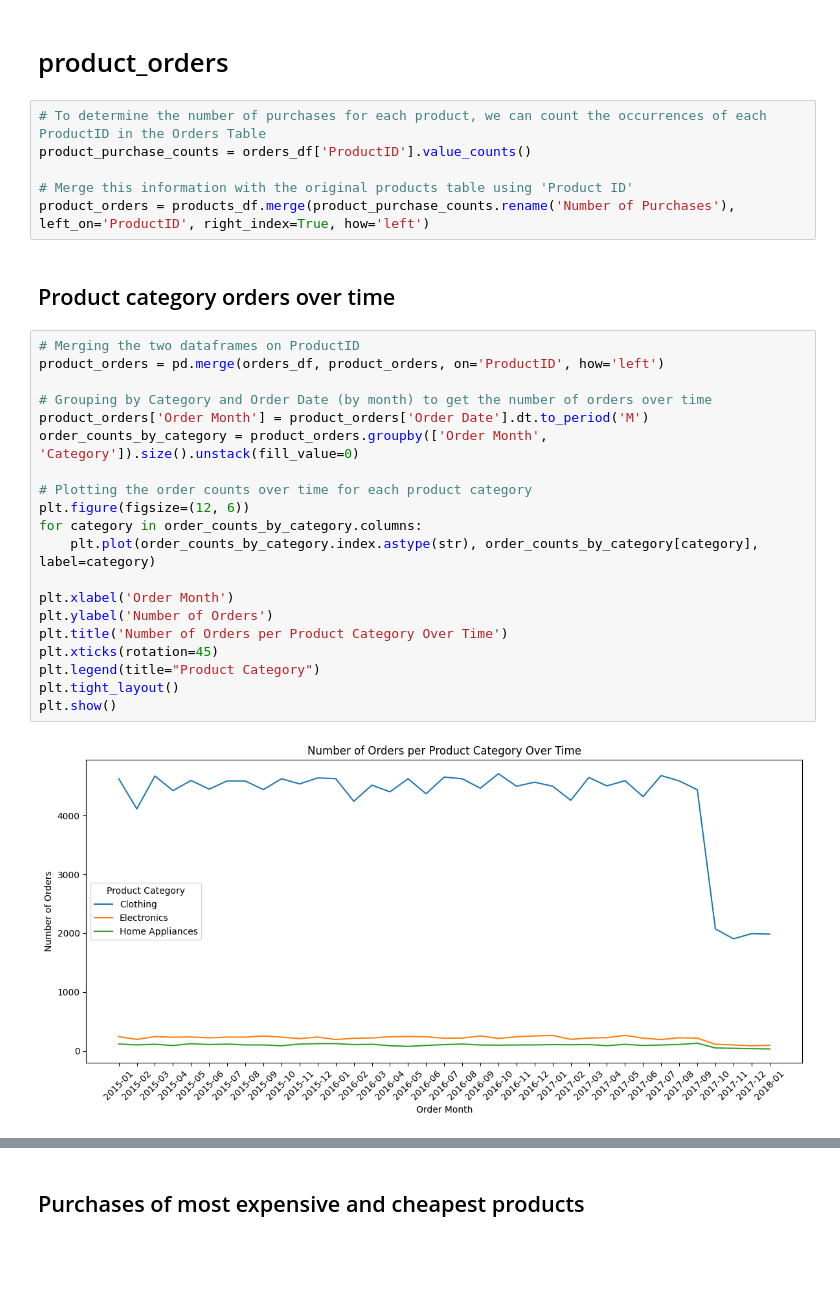
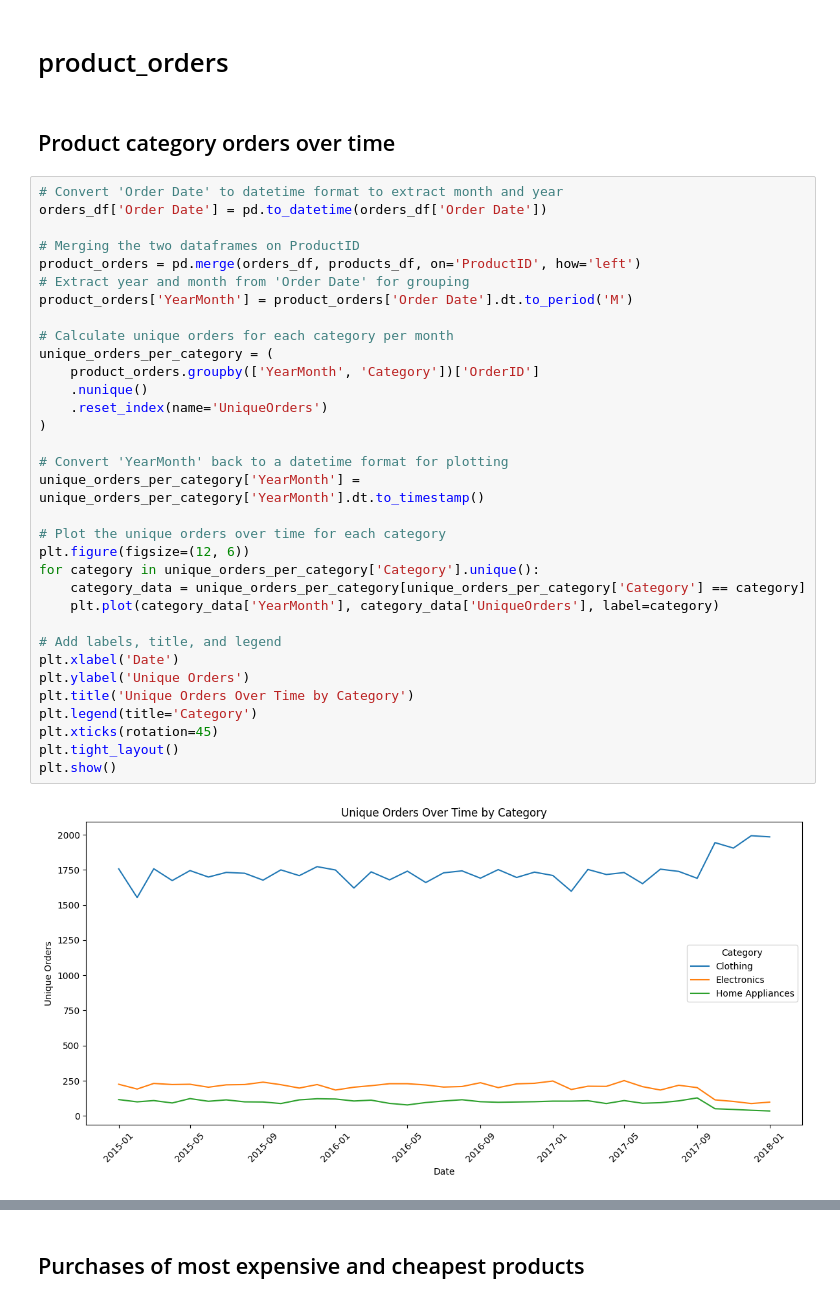
Before and after one commit to nltyh/DSA3101-Project, a Jupyter notebook: Customer Behaviour/QA1 EDA.ipynb, the cells around one changed output, grey strips where cells are left out. Saved outputs shown, nothing was run; the diff lists cells and outputs as text; blank space fills up the shorter version.

```diff
--- a/Customer Behaviour/QA1 EDA.ipynb
+++ b/Customer Behaviour/QA1 EDA.ipynb
@@ -490,34 +572,41 @@ The year-on-year growth in the number of orders is as follows:
 2017: 21866 orders (4.8% increase from 2016)
 # %% [markdown]
 # product_orders
-# %%
-# To determine the number of purchases for each product, we can count the occurrences of each ProductID in the Orders Table
-product_purchase_counts = orders_df['ProductID'].value_counts()
-
-# Merge this information with the original products table using 'Product ID'
-product_orders = products_df.merge(product_purchase_counts.rename('Number of Purchases'), left_on='ProductID', right_index=True, how='left')
 # %% [markdown]
 ## Product category orders over time
 # %%
+# Convert 'Order Date' to datetime format to extract month and year
+orders_df['Order Date'] = pd.to_datetime(orders_df['Order Date'])
+
 # Merging the two dataframes on ProductID
-product_orders = pd.merge(orders_df, product_orders, on='ProductID', how='left')
+product_orders = pd.merge(orders_df, products_df, on='ProductID', how='left')
+# Extract year and month from 'Order Date' for grouping
+product_orders['YearMonth'] = product_orders['Order Date'].dt.to_period('M')
 
-# Grouping by Category and Order Date (by month) to get the number of orders over time
-product_orders['Order Month'] = product_orders['Order Date'].dt.to_period('M')
-order_counts_by_category = product_orders.groupby(['Order Month', 'Category']).size().unstack(fill_value=0)
+# Calculate unique orders for each category per month
+unique_orders_per_category = (
+    product_orders.groupby(['YearMonth', 'Category'])['OrderID']
+    .nunique()
+    .reset_index(name='UniqueOrders')
+)
 
-# Plotting the order counts over time for each product category
+# Convert 'YearMonth' back to a datetime format for plotting
+unique_orders_per_category['YearMonth'] = unique_orders_per_category['YearMonth'].dt.to_timestamp()
+
+# Plot the unique orders over time for each category
 plt.figure(figsize=(12, 6))
-for category in order_counts_by_category.columns:
-    plt.plot(order_counts_by_category.index.astype(str), order_counts_by_category[category], label=category)
+for category in unique_orders_per_category['Category'].unique():
+    category_data = unique_orders_per_category[unique_orders_per_category['Category'] == category]
+    plt.plot(category_data['YearMonth'], category_data['UniqueOrders'], label=category)
 
-plt.xlabel('Order Month')
-plt.ylabel('Number of Orders')
-plt.title('Number of Orders per Product Category Over Time')
+# Add labels, title, and legend
+plt.xlabel('Date')
+plt.ylabel('Unique Orders')
+plt.title('Unique Orders Over Time by Category')
+plt.legend(title='Category')
 plt.xticks(rotation=45)
-plt.legend(title="Product Category")
 plt.tight_layout()
 plt.show()
 # %% [output]
-[figure, old version]
+[figure, new version]
 # %% [markdown]
```
Also changed, not shown: parts of 33 cells of this notebook.
